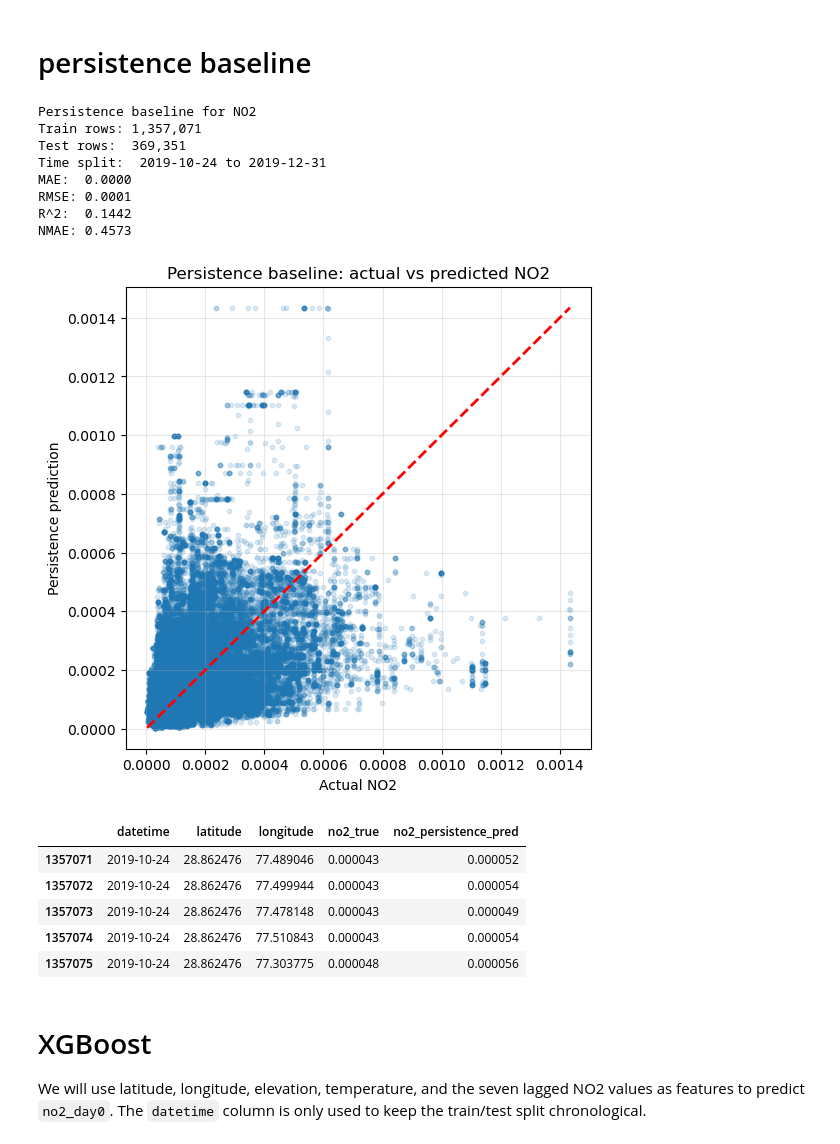
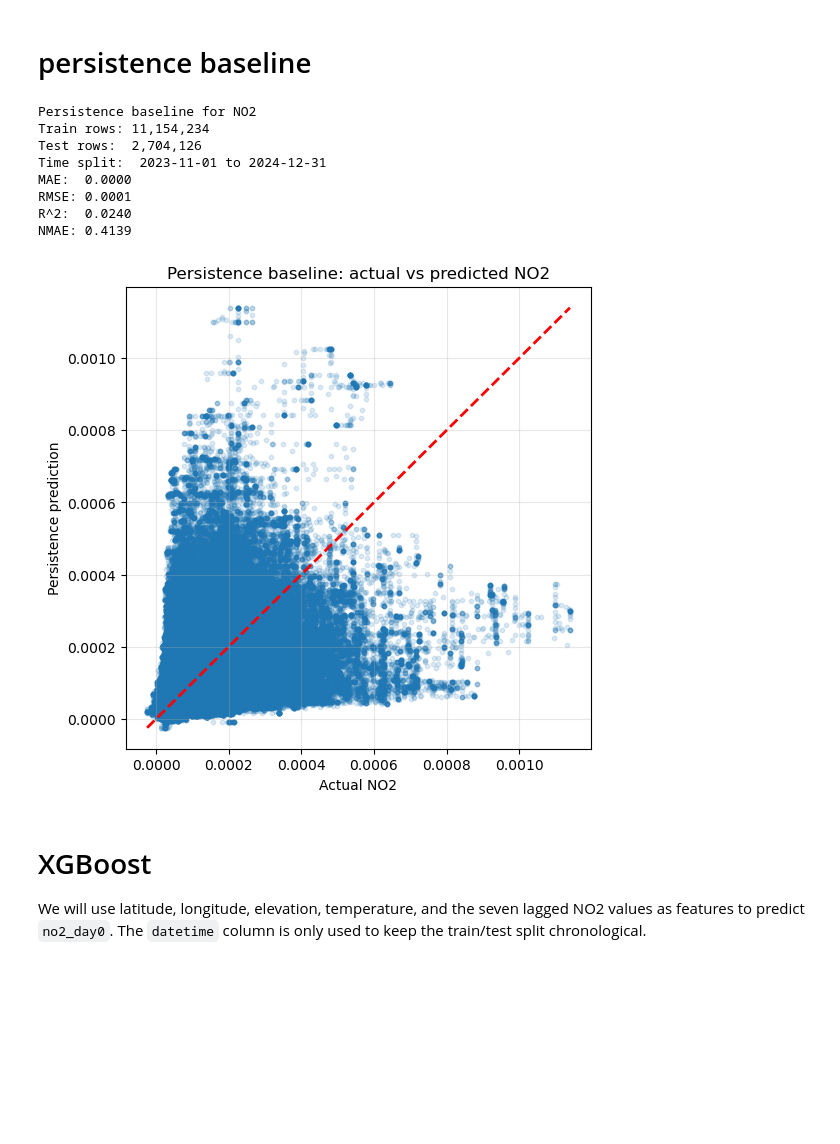
Before and after one commit to ArjSheth/ClimateConsciousImli, a Jupyter notebook: ml_stuff_finally.ipynb, the cells around one changed output. Drawn from its saved outputs; the diff is of its cells as text; code cells hidden in the pictures; blank space fills up the shorter version.

```diff
--- a/ml_stuff_finally.ipynb
+++ b/ml_stuff_finally.ipynb
@@ -260,7 +289,7 @@ if "elevation" in no2.columns:
 else:
     daily_no2["elevation"] = np.nan
 
-daily_no2 = daily_no2.sort_values(["latitude", "longitude", "day"]).reset_index(drop=True)
+daily_no2 = daily_no2.sort_values(["latitude", "longitude", "timestamp"]).reset_index(drop=True)
 
 lag_columns = []
 for lag in range(0, 8):
@@ -268,8 +297,8 @@ for lag in range(0, 8):
     daily_no2[column_name] = daily_no2.groupby(["latitude", "longitude"])["no2"].shift(lag)
     lag_columns.append(column_name)
 
-no2_lagged_df = daily_no2.rename(columns={"day": "datetime"})[
-    ["latitude", "longitude", "elevation", "datetime", "TEMP"] + lag_columns
+no2_lagged_df = daily_no2.rename(columns={"timestamp": "timestamp"})[
+    ["latitude", "longitude", "elevation", "timestamp"] + lag_columns
 ].dropna(subset=lag_columns).reset_index(drop=True)
 
 print(f"Created lagged NO2 dataset with shape: {no2_lagged_df.shape}")
@@ -279,2 +314,2 @@ KeyError: "Column(s) ['TEMP'] do not exist"
 # %%
-no2_lagged_df = no2_lagged_df.sort_values(["datetime", "latitude", "longitude"]).reset_index(drop=True)
+no2_lagged_df = no2_lagged_df.sort_values(["timestamp", "latitude", "longitude"]).reset_index(drop=True)
@@ -407,17 +440,17 @@ target_col = "no2_day0"
 pred_col = "no2_day1"
 
 # 2) Keep only rows where both target and persistence input exist.
-baseline_df = no2_lagged_df[["datetime", "latitude", "longitude", target_col, pred_col]].dropna().copy()
-baseline_df = baseline_df.sort_values("datetime").reset_index(drop=True)
+baseline_df = no2_lagged_df[["timestamp", "latitude", "longitude", target_col, pred_col]].dropna().copy()
+baseline_df = baseline_df.sort_values("timestamp").reset_index(drop=True)
 
 # 3) Make a time-based split so we evaluate on future dates, not shuffled rows.
-unique_dates = baseline_df["datetime"].drop_duplicates().sort_values().to_list()
+unique_dates = baseline_df["timestamp"].drop_duplicates().sort_values().to_list()
 cutoff_index = max(1, int(len(unique_dates) * 0.8))
 train_dates = set(unique_dates[:cutoff_index])
 test_dates = set(unique_dates[cutoff_index:])
 
-train_df = baseline_df[baseline_df["datetime"].isin(train_dates)].copy()
-test_df = baseline_df[baseline_df["datetime"].isin(test_dates)].copy()
+train_df = baseline_df[baseline_df["timestamp"].isin(train_dates)].copy()
+test_df = baseline_df[baseline_df["timestamp"].isin(test_dates)].copy()
 
 # 4) Evaluate the baseline on the held-out future period.
 y_true = test_df[target_col].to_numpy()
@@ -433,47 +466,41 @@ nmae = mae / mean_abs_target if mean_abs_target != 0 else np.nan
 
 print("Persistence baseline for NO2")
 print(f"Train rows: {len(train_df):,}")
 print(f"Test rows:  {len(test_df):,}")
-print(f"Time split:  {min(test_df['datetime']).date()} to {max(test_df['datetime']).date()}")
+print(f"Time split:  {min(test_df['timestamp']).date()} to {max(test_df['timestamp']).date()}")
 print(f"MAE:  {mae:.4f}")
 print(f"RMSE: {rmse:.4f}")
 print(f"R^2:  {r2:.4f}")
 print(f"NMAE: {nmae:.4f}")
 
 # # 5) Save predictions so you can inspect where persistence works well or fails.
-# baseline_predictions = test_df[["datetime", "latitude", "longitude", target_col, pred_col]].rename(
+# baseline_predictions = test_df[["timestamp", "latitude", "longitude", target_col, pred_col]].rename(
 #     columns={target_col: "no2_true", pred_col: "no2_persistence_pred"}
 # )
 
 # 6) Quick diagnostic plot: actual vs predicted.
 plt.figure(figsize=(6, 6))
 plt.scatter(y_true, y_pred, alpha=0.15, s=10)
 min_val = min(np.min(y_true), np.min(y_pred))
 max_val = max(np.max(y_true), np.max(y_pred))
 plt.plot([min_val, max_val], [min_val, max_val], "r--", linewidth=2)
 plt.xlabel("Actual NO2")
 plt.ylabel("Persistence prediction")
 plt.title("Persistence baseline: actual vs predicted NO2")
 plt.grid(True, alpha=0.3)
 plt.show()
 
 # baseline_predictions.head()
 # %% [output]
 Persistence baseline for NO2
-Train rows: 1,357,071
-Test rows:  369,351
-Time split:  2019-10-24 to 2019-12-31
+Train rows: 11,154,234
+Test rows:  2,704,126
+Time split:  2023-11-01 to 2024-12-31
 MAE:  0.0000
 RMSE: 0.0001
-R^2:  0.1442
-NMAE: 0.4573
+R^2:  0.0240
+NMAE: 0.4139
-[figure, old version]
+[figure, new version]
-|  | datetime | latitude | longitude | no2_true | no2_persistence_pred |
-| 1357071 | 2019-10-24 | 28.862476 | 77.489046 | 0.000043 | 0.000052 |
-| 1357072 | 2019-10-24 | 28.862476 | 77.499944 | 0.000043 | 0.000054 |
-| 1357073 | 2019-10-24 | 28.862476 | 77.478148 | 0.000043 | 0.000049 |
-| 1357074 | 2019-10-24 | 28.862476 | 77.510843 | 0.000043 | 0.000054 |
-| 1357075 | 2019-10-24 | 28.862476 | 77.303775 | 0.000048 | 0.000056 |
 # %% [markdown]
 # XGBoost
 
```
Also changed, not shown: parts of 31 cells of this notebook.
